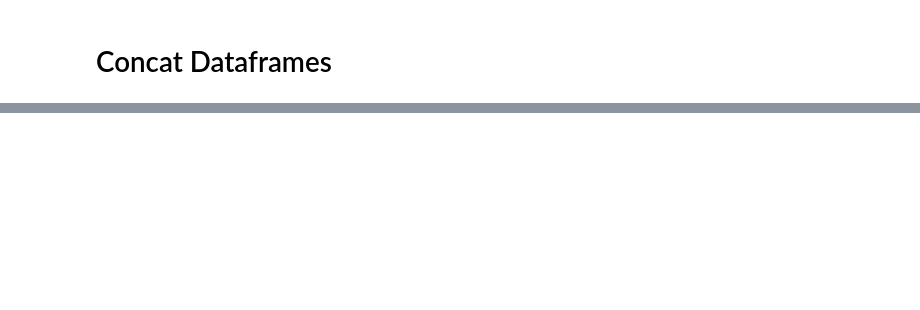
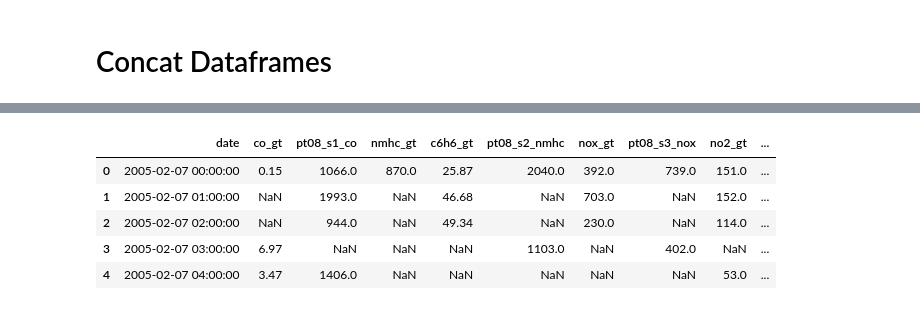
Before and after one commit to SimonB97/Air-regression, a Jupyter notebook: src/01_Sprint2/03_LiveDaten_2_JSON_to_Dataframe.ipynb, the cells around one changed output, grey strips where cells are left out. Drawn from its saved outputs; the diff is of its cells as text; code cells hidden in the pictures; blank space fills up the shorter version.

```diff
--- a/src/01_Sprint2/03_LiveDaten_2_JSON_to_Dataframe.ipynb
+++ b/src/01_Sprint2/03_LiveDaten_2_JSON_to_Dataframe.ipynb
@@ -111,0 +145,10 @@ complete_df
+# %%
+test_df = func.filter_plausible(all_df, fl_df)
+test_df
+# %% [output]
+|  | date | co_gt | pt08_s1_co | nmhc_gt | c6h6_gt | pt08_s2_nmhc | nox_gt | pt08_s3_nox | no2_gt | ... |
+| 0 | 2005-02-07 00:00:00 | 0.15 | 1066.0 | 870.0 | 25.87 | 2040.0 | 392.0 | 739.0 | 151.0 | ... |
+| 1 | 2005-02-07 01:00:00 | NaN | 1993.0 | NaN | 46.68 | NaN | 703.0 | NaN | 152.0 | ... |
+| 2 | 2005-02-07 02:00:00 | NaN | 944.0 | NaN | 49.34 | NaN | 230.0 | NaN | 114.0 | ... |
+| 3 | 2005-02-07 03:00:00 | 6.97 | NaN | NaN | NaN | 1103.0 | NaN | 402.0 | NaN | ... |
+| 4 | 2005-02-07 04:00:00 | 3.47 | 1406.0 | NaN | NaN | NaN | NaN | NaN | 53.0 | ... |
```
Also changed, not shown: parts of 11 cells of this notebook, 1 other file.
